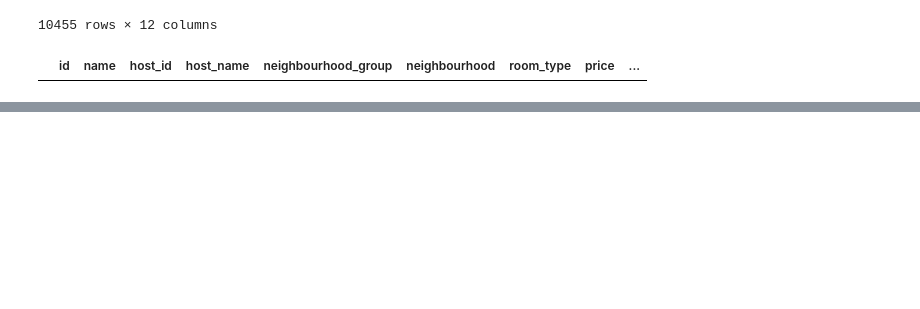
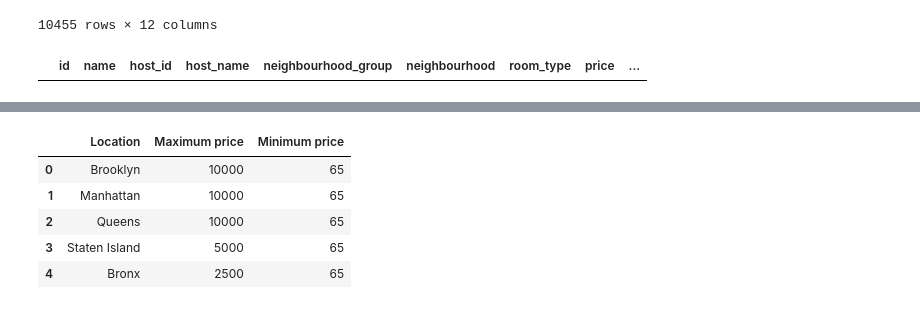
Before and after one commit to satendra-p/Airbnb_data-analysis, a Jupyter notebook: Team_Project_EDA_Capstone_ipynb.ipynb, the cells around one changed output, grey strips where cells are left out. Drawn from its saved outputs; the diff is of its cells as text; code cells hidden in the pictures; blank space fills up the shorter version.

```diff
--- a/Team_Project_EDA_Capstone_ipynb.ipynb
+++ b/Team_Project_EDA_Capstone_ipynb.ipynb
@@ -334,0 +359,11 @@ airbnb_price_df.describe()
+# %%
+#Get the combine dataframe of minimum and maximum price according to location
+merge_price_df = pd.merge(max_price_df, min_price_df, on='Location')
+merge_price_df
+# %% [output]
+|  | Location | Maximum price | Minimum price |
+| 0 | Brooklyn | 10000 | 65 |
+| 1 | Manhattan | 10000 | 65 |
+| 2 | Queens | 10000 | 65 |
+| 3 | Staten Island | 5000 | 65 |
+| 4 | Bronx | 2500 | 65 |
```
Also changed, not shown: parts of 4 cells of this notebook.
